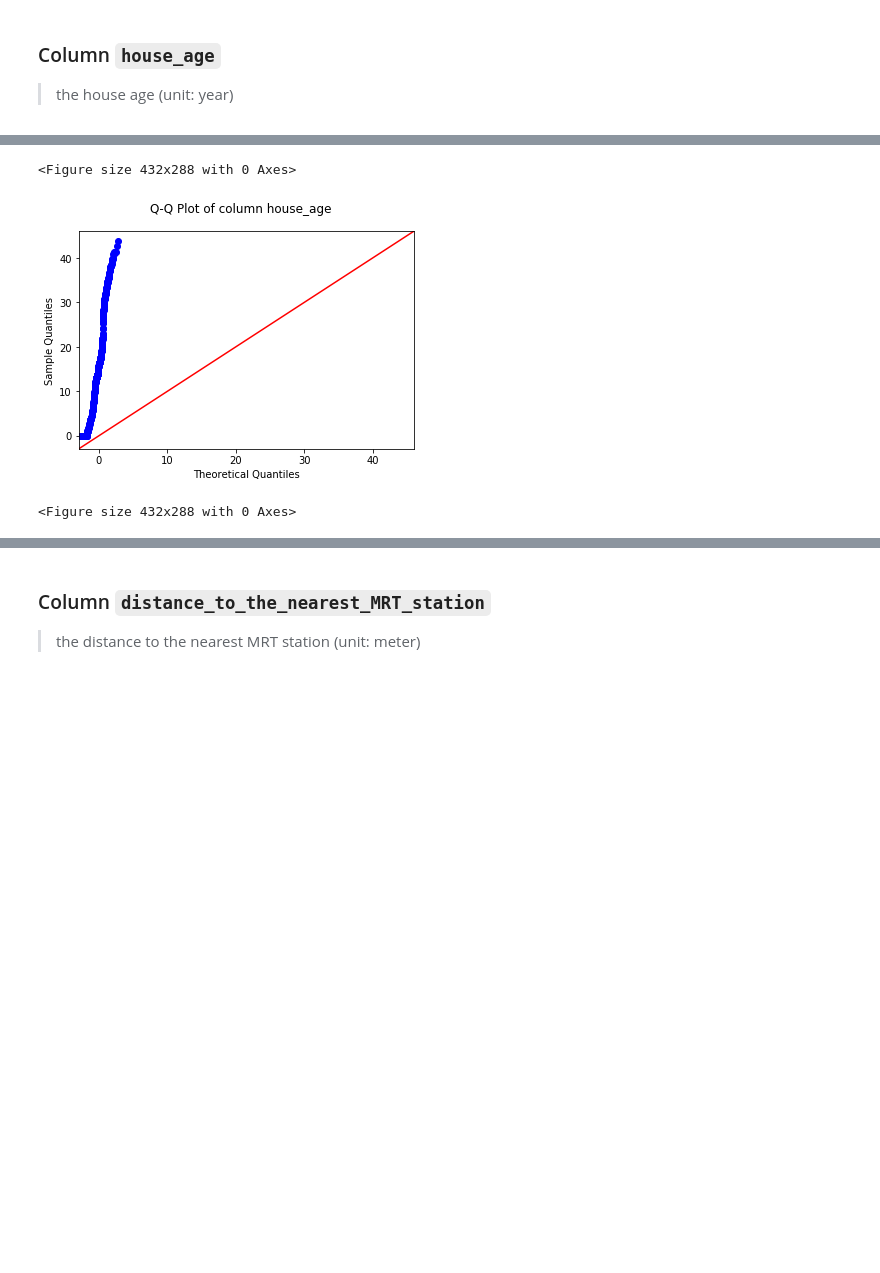
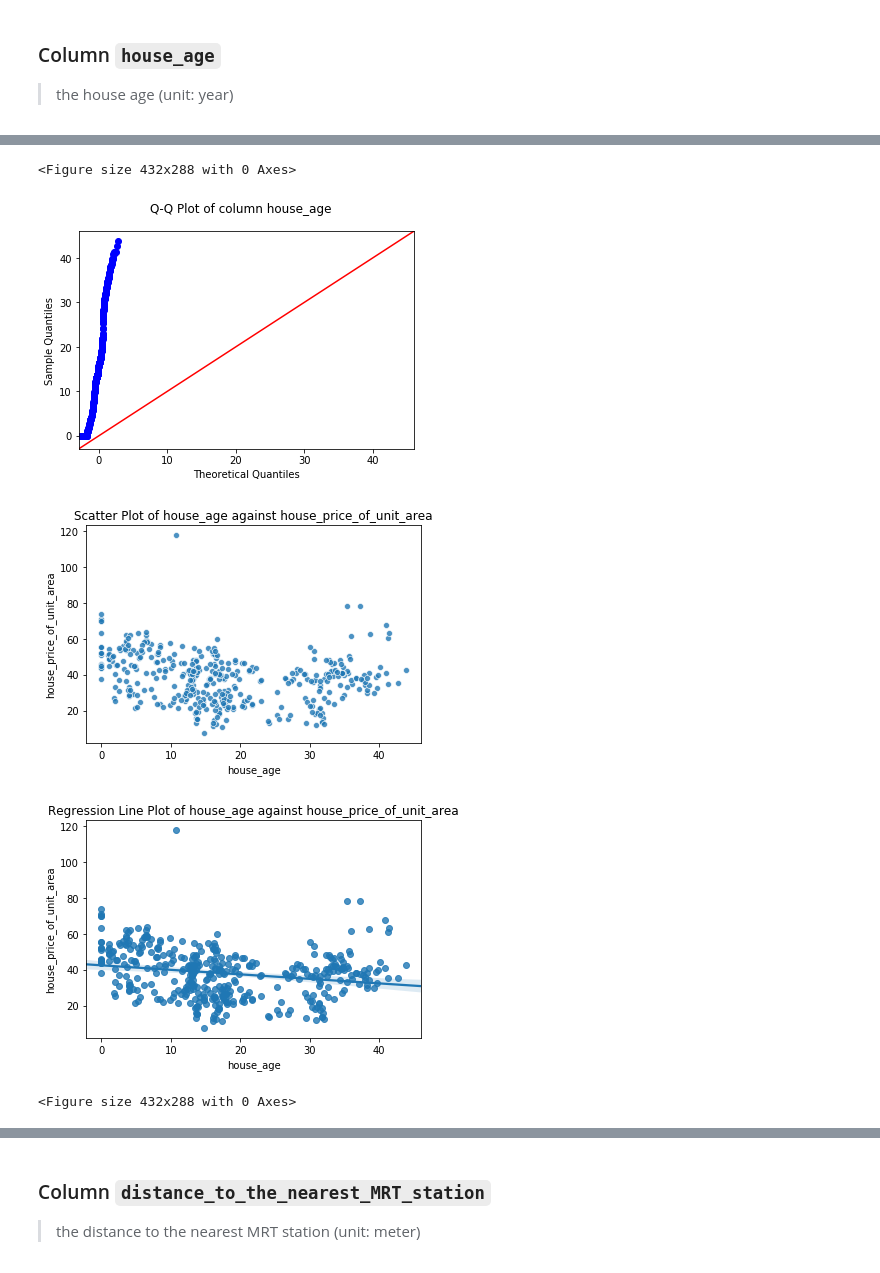
Before and after one commit to GregHilston/hands-on-machine-learning-with-scikit-learn-and-tensorflow, a Jupyter notebook: chapter-two-end-to-end-machine-learning-project/notebooks/chapter-two-end-to-end-project.ipynb, the cells around one changed output, grey strips where cells are left out. Cells and saved outputs as stored; diff of their text form; code cells hidden in the pictures; blank space fills up the shorter version.

```diff
--- a/chapter-two-end-to-end-machine-learning-project/notebooks/chapter-two-end-to-end-project.ipynb
+++ b/chapter-two-end-to-end-machine-learning-project/notebooks/chapter-two-end-to-end-project.ipynb
@@ -385,27 +414,29 @@ Sample does not look Gaussian (reject H0)
 
 > the house age (unit: year)
 # %%
-high_level_overview(df["house_age"])
+high_level_overview(df["house_age"], df["house_price_of_unit_area"])
 # %% [output]
 count    414.000000
 mean      17.712560
 std       11.392485
 min        0.000000
 25%        9.025000
 50%       16.100000
 75%       28.150000
 max       43.800000
 Name: house_age, dtype: float64
 0 missing
 IQR: 19.125
 found 0 outliers
 
 Shapiro-Wilk stat 0.9467390179634094 p 4.79820315424373e-11
 Sample does not look Gaussian (reject H0)
 [figure]
 [figure]
 <Figure size 432x288 with 0 Axes>
 [figure]
+[figure, added]
+[figure, added]
 <Figure size 432x288 with 0 Axes>
 # %% [markdown]
 - Type (categorical, int/float, bounded/unbounded, text, structured, etc.)
```
Also changed, not shown: parts of 12 cells of this notebook.
